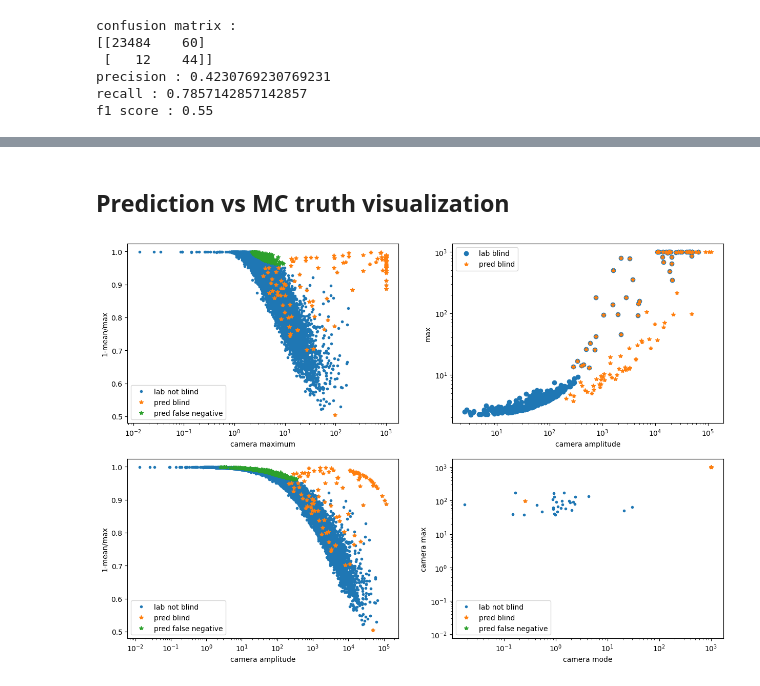
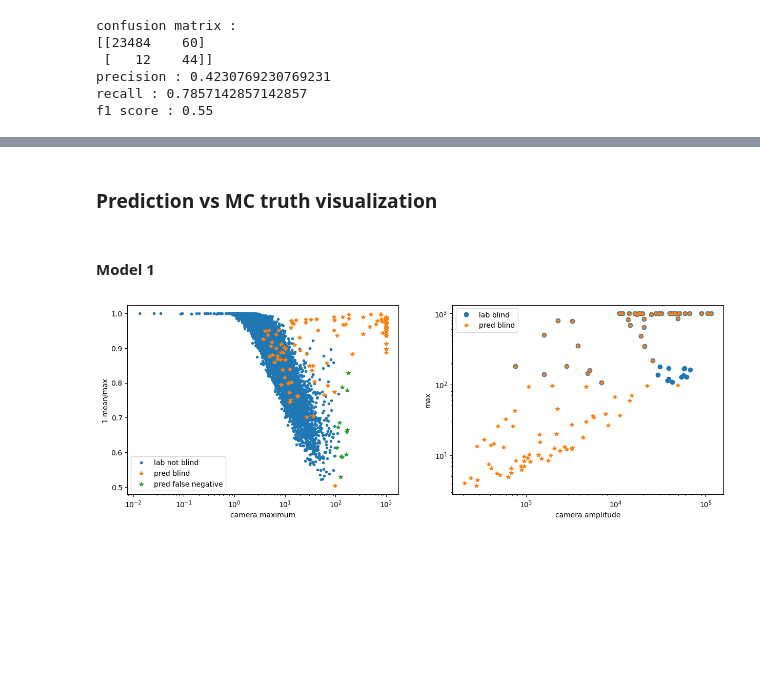
Before and after one commit to chiappo98/blinded_cameras, a Jupyter notebook: supervised_nn.ipynb, the cells around one changed output, grey strips where cells are left out. Saved outputs shown, nothing was run; the diff lists cells and outputs as text; code cells hidden in the pictures; blank space fills up the shorter version.

```diff
--- a/supervised_nn.ipynb
+++ b/supervised_nn.ipynb
@@ -71,7 +72,7 @@ inner_ratio[np.isnan(inner_ratio)] = 0
 # %%
 ###### parameters #################
 ph_threshold = 50                 #
-ratio_threshold = 0.05            #
+ratio_threshold = 0.1            #
 ###################################
 
 label = np.zeros(inner_ph_in.shape[0])
@@ -256,5 +301,7 @@ f1 score : 0.55
 # %% [markdown]
-## Prediction vs MC truth visualization
+### Prediction vs MC truth visualization
+# %% [markdown]
+#### Model 1
 # %%
 test_d = data_in[sep:]
 #test_d = MaxAbsScaler().fit_transform(data_in[sep:])
@@ -274,64 +321,64 @@ pred_bl_mod = stats.mode(pred_bl, axis=1)[0].ravel()
 lab_not_bl_mod = stats.mode(lab_not_bl, axis=1)[0].ravel()
 pred_fn_mod = stats.mode(pred_fn, axis=1)[0].ravel()
 
 lab_not_bl_max = np.max(lab_not_bl, axis=1)
 lab_bl_max = np.max(lab_bl, axis=1)
 pred_bl_max = np.max(pred_bl, axis=1)
 pred_not_bl_max = np.max(pred_not_bl, axis=1)
 pred_fn_max = np.max(pred_fn, axis=1)
 
 lab_not_bl_mean = np.mean(lab_not_bl, axis=1)
 lab_bl_mean = np.mean(lab_bl, axis=1)
 pred_bl_mean = np.mean(pred_bl, axis=1)
 pred_not_bl_mean = np.mean(pred_not_bl, axis=1)
 pred_fn_mean = np.mean(pred_fn, axis=1)
 
 ratio_bl_lab = lab_bl_mean/lab_bl_max
 ratio_not_bl_lab = lab_not_bl_mean/lab_not_bl_max
 ratio_bl_pred = pred_bl_mean/pred_bl_max
 ratio_not_bl_pred = pred_not_bl_mean/pred_not_bl_max
 ratio_fn_pred = pred_fn_mean/pred_fn_max
 
-fig, ax = plt.subplots(2,2)
-ax[0,0].plot(lab_not_bl_max, 1-ratio_not_bl_lab, '.', label='lab not blind')
+fig, ax = plt.subplots(1,2)
+ax[0].plot(lab_not_bl_max, 1-ratio_not_bl_lab, '.', label='lab not blind')
 #ax[0].plot(lab_bl_max, 1-ratio_bl_lab, 'o', label='lab blind')
-ax[0,0].plot(pred_bl_max, 1-ratio_bl_pred, '*', label='pred blind')
-ax[0,0].plot(pred_fn_max, 1-ratio_fn_pred, '*', label='pred false negative')
+ax[0].plot(pred_bl_max, 1-ratio_bl_pred, '*', label='pred blind')
+ax[0].plot(pred_fn_max, 1-ratio_fn_pred, '*', label='pred false negative')
 # ax[0].yscale('log')
-ax[0,0].set_xscale('log')
-ax[0,0].set_xlabel('camera maximum')
-ax[0,0].set_ylabel('1-mean/max')
-ax[0,0].legend()
+ax[0].set_xscale('log')
+ax[0].set_xlabel('camera maximum')
+ax[0].set_ylabel('1-mean/max')
+ax[0].legend()
 
-ax[0,1].plot(lab_bl_amp, lab_bl_max, 'o', label='lab blind')
-ax[0,1].plot(pred_bl_amp, pred_bl_max, '*', label='pred blind')
-ax[0,1].set_xscale('log')
-ax[0,1].set_yscale('log')
-ax[0,1].set_xlabel('camera amplitude')
-ax[0,1].set_ylabel('max')
-ax[0,1].legend()
+ax[1].plot(lab_bl_amp, lab_bl_max, 'o', label='lab blind')
+ax[1].plot(pred_bl_amp, pred_bl_max, '*', label='pred blind')
+ax[1].set_xscale('log')
+ax[1].set_yscale('log')
+ax[1].set_xlabel('camera amplitude')
+ax[1].set_ylabel('max')
+ax[1].legend()
 
-ax[1,0].plot(lab_not_bl_amp, 1-ratio_not_bl_lab, '.', label='lab not blind')
-#ax[0].plot(lab_bl_max, 1-ratio_bl_lab, 'o', label='lab blind')
-ax[1,0].plot(pred_bl_amp, 1-ratio_bl_pred, '*', label='pred blind')
-ax[1,0].plot(pred_fn_amp, 1-ratio_fn_pred, '*', label='pred false negative')
-# ax[0].yscale('log')
-ax[1,0].set_xscale('log')
-ax[1,0].set_xlabel('camera amplitude')
-ax[1,0].set_ylabel('1-mean/max')
-ax[1,0].legend()
+# ax[1,0].plot(lab_not_bl_amp, 1-ratio_not_bl_lab, '.', label='lab not blind')
+# #ax[0].plot(lab_bl_max, 1-ratio_bl_lab, 'o', label='lab blind')
+# ax[1,0].plot(pred_bl_amp, 1-ratio_bl_pred, '*', label='pred blind')
+# ax[1,0].plot(pred_fn_amp, 1-ratio_fn_pred, '*', label='pred false negative')
+# # ax[0].yscale('log')
+# ax[1,0].set_xscale('log')
+# ax[1,0].set_xlabel('camera amplitude')
+# ax[1,0].set_ylabel('1-mean/max')
+# ax[1,0].legend()
 
-ax[1,1].plot(lab_not_bl_mod, lab_not_bl_max, '.', label='lab not blind')
-ax[1,1].plot(pred_bl_mod, pred_bl_max, '*', label='pred blind')
-ax[1,1].plot(pred_fn_mod, pred_fn_max, '*', label='pred false negative')
+# ax[1,1].plot(lab_not_bl_mod, lab_not_bl_max, '.', label='lab not blind')
+# ax[1,1].plot(pred_bl_mod, pred_bl_max, '*', label='pred blind')
+# ax[1,1].plot(pred_fn_mod, pred_fn_max, '*', label='pred false negative')
 
-ax[1,1].set_yscale('log')
-ax[1,1].set_xscale('log')
-ax[1,1].set_xlabel('camera mode')
-ax[1,1].set_ylabel('camera max')
-ax[1,1].legend()
+# ax[1,1].set_yscale('log')
+# ax[1,1].set_xscale('log')
+# ax[1,1].set_xlabel('camera mode')
+# ax[1,1].set_ylabel('camera max')
+# ax[1,1].legend()
 
 fig.set_figwidth(15)
-fig.set_figheight(10)
+# fig.set_figheight(10)
 # %% [output]
-[figure, old version]
+[figure, new version]
```
Also changed, not shown: parts of 23 cells of this notebook, 1 other file.
